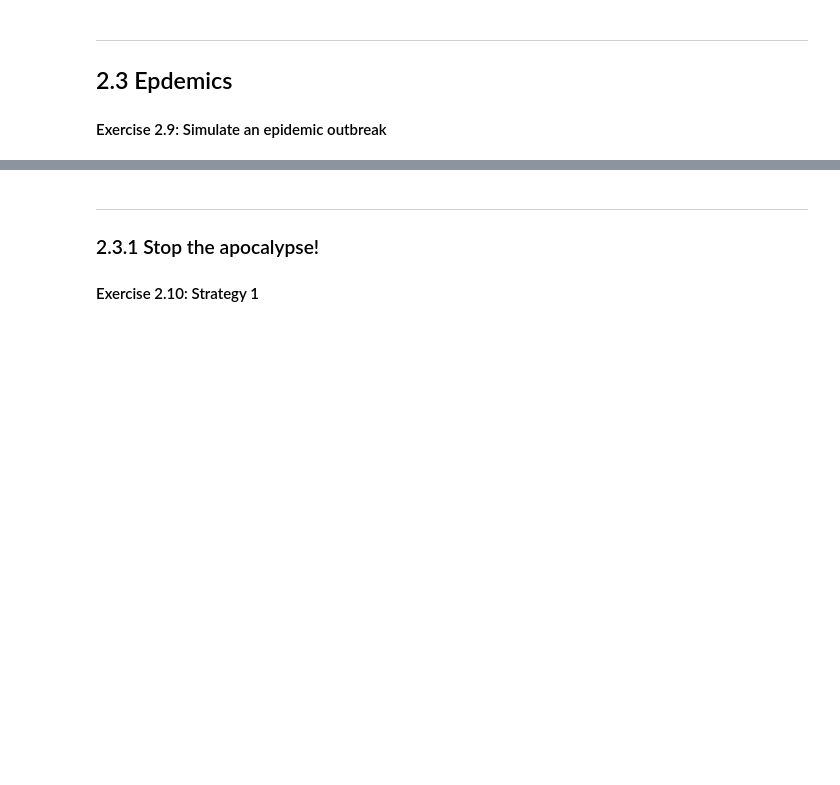
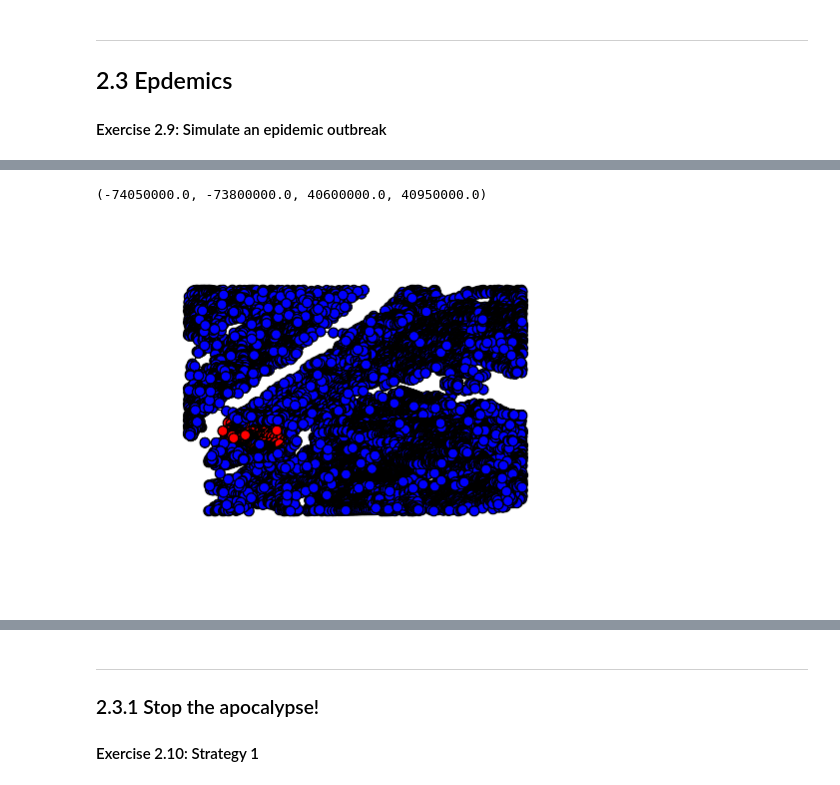
Before and after one commit to jeanbaptistebeau/Internet-Analytics-Notebooks, a Jupyter notebook: lab2/notebooks/ix-lab2-notebook-part3.ipynb, the cells around one changed output, grey strips where cells are left out. Drawn from its saved outputs; the diff is of its cells as text; code cells hidden in the pictures; blank space fills up the shorter version.

```diff
--- a/lab2/notebooks/ix-lab2-notebook-part3.ipynb
+++ b/lab2/notebooks/ix-lab2-notebook-part3.ipynb
@@ -84,0 +96,23 @@ plt.plot(recovered_by_day, 'b') # Is the blue graph correct?
+# %%
+fig_size = [0, 0]
+fig_size[0] = 18
+fig_size[1] = 18
+plt.rcParams["figure.figsize"] = fig_size
+# %%
+def map_after(graph, sir, day):
+    color = ['b']*len(G)
+    for node in G:
+        status = sir.get_node_status(node, day)
+        if status == INFECTED :
+            color[node] = 'r'
+        elif status == RECOVERED :
+            color[node] = 'g'
+        else:
+            color[node] = 'b'
+    return nx.draw_networkx(G, pos=nx.get_node_attributes(G, 'coordinates'), node_size=50, with_labels=False, node_color=color)
+# %%
+map_after(G, sir, 1)
+plt.axis('off')
+# %% [output]
+(-74050000.0, -73800000.0, 40600000.0, 40950000.0)
+[figure, added]
```
Also changed, not shown: parts of 18 cells of this notebook.
